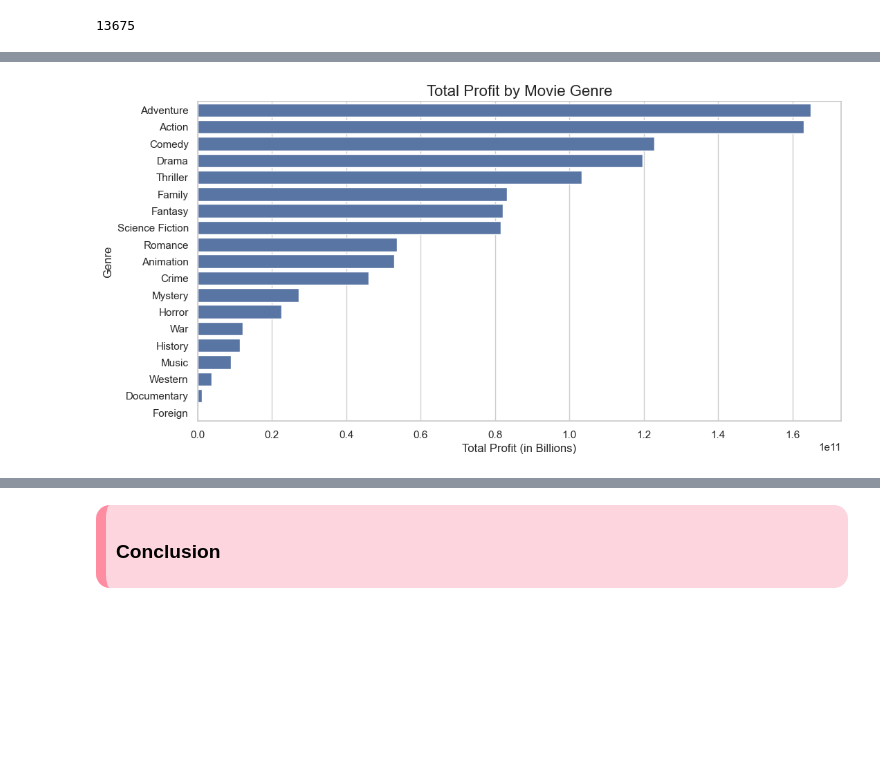
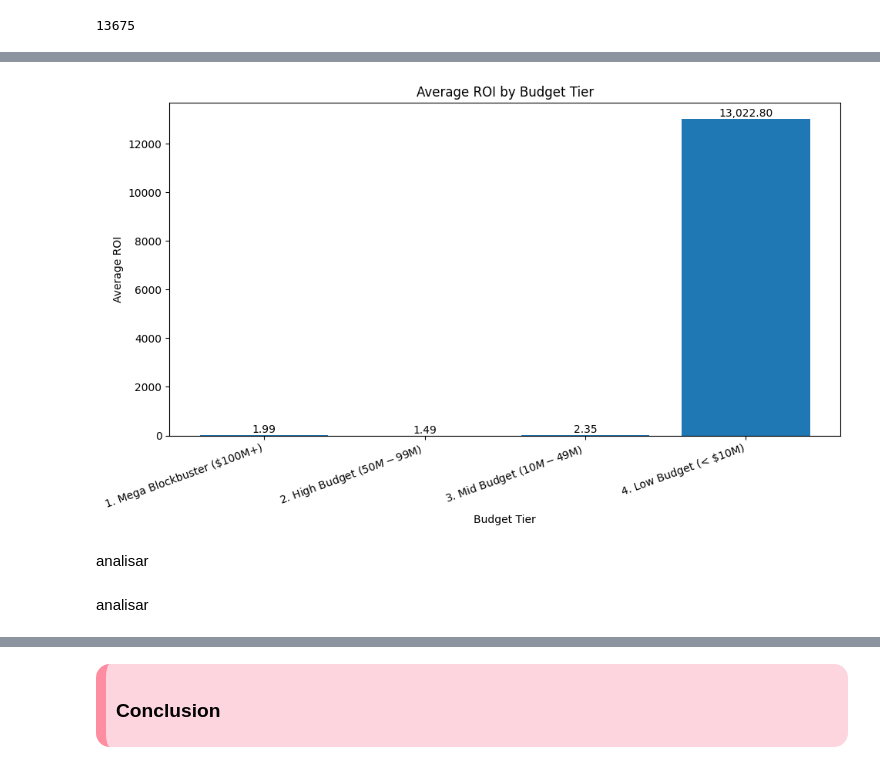
Before and after one commit to CarlotaMarto/Big_Data, a Jupyter notebook: midterm.ipynb, the cells around one changed output, grey strips where cells are left out. Cells and saved outputs as stored; diff of their text form; code cells hidden in the pictures; blank space fills up the shorter version.

```diff
--- a/midterm.ipynb
+++ b/midterm.ipynb
@@ -765,7 +708,29 @@ GROUP BY budget_tier
 ORDER BY budget_tier;
 '''
 # %%
-#gráfico query 2
+df_q2 = pd.read_sql_query(query_2, conn)
+
+# Convert profit to millions for readability
+df_q2['avg_profit_millions'] = df_q2['avg_profit'] / 1_000_000
+
+
+plt.figure(figsize=(10, 6))
+plt.bar(df_q2['budget_tier'], df_q2['avg_roi'])
+
+plt.xlabel('Budget Tier')
+plt.ylabel('Average ROI')
+plt.title('Average ROI by Budget Tier')
+plt.xticks(rotation=20, ha='right')
+
+for i, value in enumerate(df_q2['avg_roi']):
+    plt.text(i, value, f'{value:,.2f}', ha='center', va='bottom')
+
+plt.tight_layout()
+plt.show()
+# %% [output]
+[figure, added]
+# %% [markdown]
+analisar
 # %%
 #revenue by genre
 query_3 = '''
@@ -784,14 +749 @@ ORDER BY avg_roi DESC;
 '''
-# %%
-df_genres = pd.read_sql_query(query_3, conn)
-
-# 2. Create the plot
-plt.figure(figsize=(12, 6))
-plot = sns.barplot(data=df_genres, x='total_revenue', y='genre_name')
-
-plt.title('Total Profit by Movie Genre', fontsize=16)
-plt.xlabel('Total Profit (in Billions)', fontsize=12)
-plt.ylabel('Genre', fontsize=12)
-plt.show()
-# %% [output]
-[figure, removed]
@@ -798,2 +752,4 @@ plt.show()
+# %% [markdown]
+analisar
 # %%
 #Top 10 Actors by Average Audience Score
```
Also changed, not shown: parts of 25 cells of this notebook, 1 other file.
